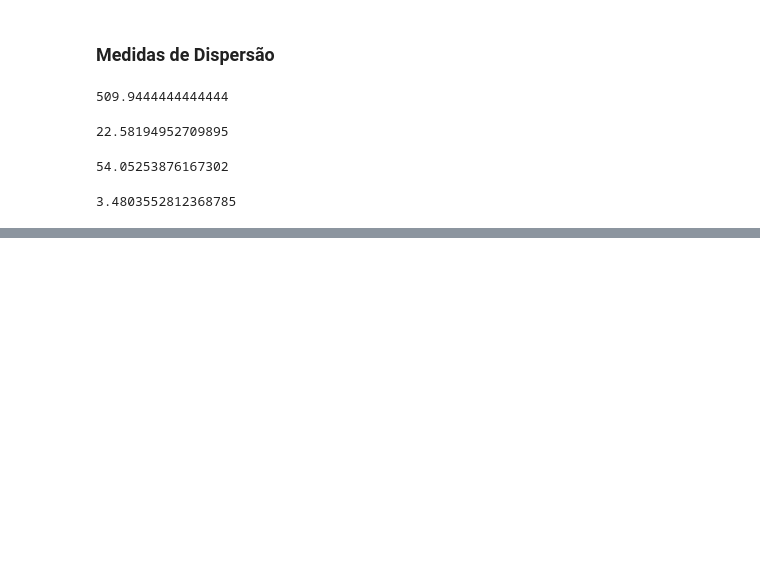
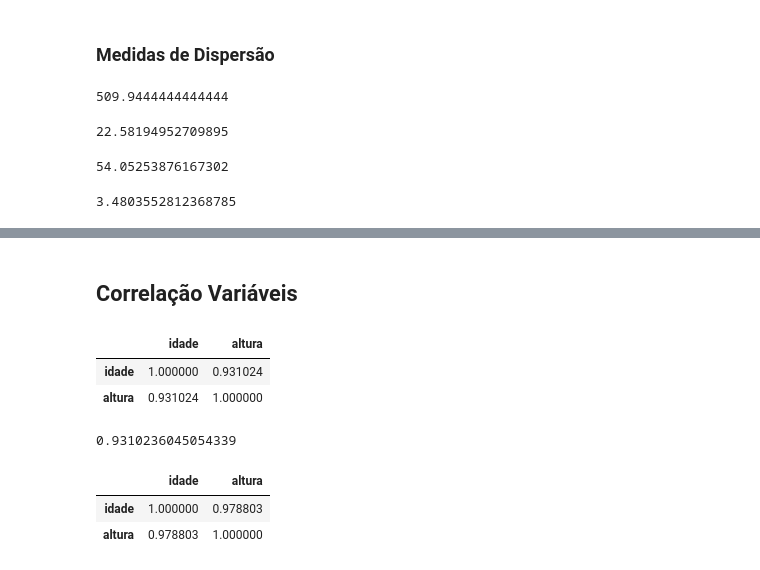
Before and after one commit to VictorBarretoLF/estatistica_programming, a Jupyter notebook: medidas_posicao_dispercao_forma.ipynb, the cells around one changed output, grey strips where cells are left out. Saved outputs shown, nothing was run; the diff lists cells and outputs as text; code cells hidden in the pictures; blank space fills up the shorter version.

```diff
--- a/medidas_posicao_dispercao_forma.ipynb
+++ b/medidas_posicao_dispercao_forma.ipynb
@@ -79,0 +121,21 @@ df_medidas["altura"].std() / df_medidas["altura"].mean() * 100
+# %% [markdown]
+## Correlação Variáveis
+# %%
+# Correlação do DataFrame, segundo Pearson
+df_medidas.corr("pearson")
+# %% [output]
+|  | idade | altura |
+| idade | 1.000000 | 0.931024 |
+| altura | 0.931024 | 1.000000 |
+# %%
+# Correlação entre 2 variáveis
+df_medidas["idade"].corr(df_medidas["altura"])
+# %% [output]
+0.9310236045054339
+# %%
+# Correlação do DataFrame, segundo Spearman
+df_medidas.corr("spearman")
+# %% [output]
+|  | idade | altura |
+| idade | 1.000000 | 0.978803 |
+| altura | 0.978803 | 1.000000 |
```
Also changed, not shown: parts of 14 cells of this notebook.
